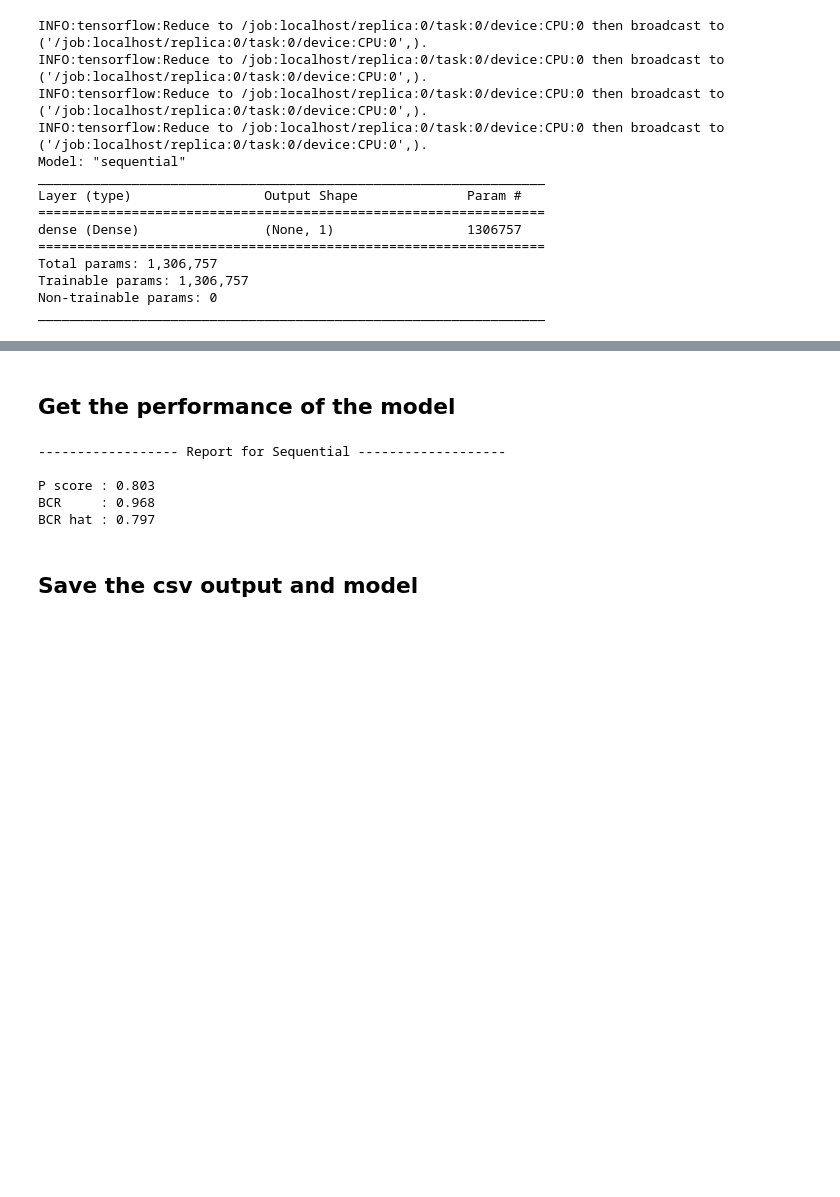
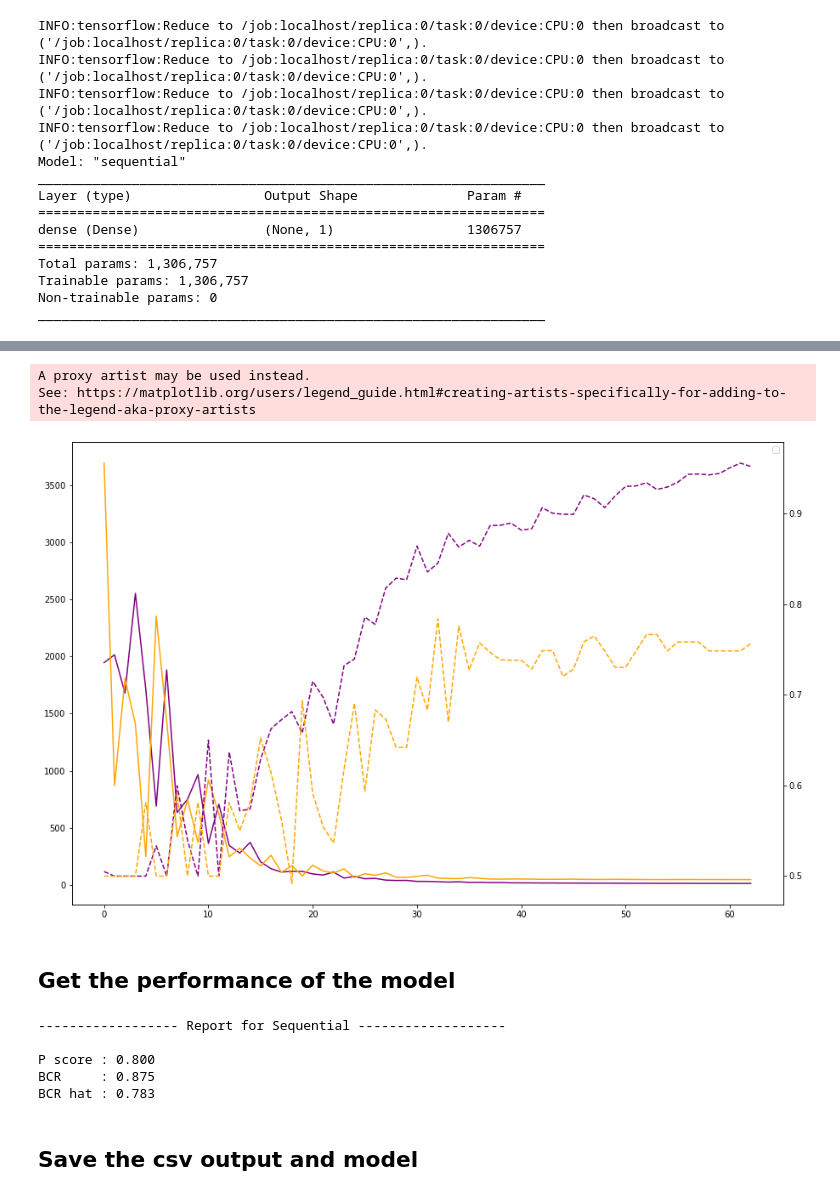
Before and after one commit to RomainGrx/LINGI2262-Projects, a Jupyter notebook: Assignment 5 - A Machine Learning Competition/02-linear_dnn.ipynb, the cells around one changed output, grey strips where cells are left out. Saved outputs shown, nothing was run; the diff lists cells and outputs as text; code cells hidden in the pictures; blank space fills up the shorter version.

```diff
--- a/Assignment 5 - A Machine Learning Competition/02-linear_dnn.ipynb
+++ b/Assignment 5 - A Machine Learning Competition/02-linear_dnn.ipynb
@@ -161,22 +160,18 @@ class BCREarlyStopping(keras.callbacks.Callback):
 with strategy.scope():
     model = tf.keras.Sequential([
         tf.keras.Input(shape=(X_train.shape[1],)),
-        tf.keras.layers.Dense(1, kernel_regularizer=tf.keras.regularizers.L2(0.0), activation='sigmoid')
+        tf.keras.layers.Dense(1, kernel_regularizer=tf.keras.regularizers.L1(0.01), activation='sigmoid')
     ])
 
     model.compile(
         loss=tf.keras.losses.BinaryCrossentropy(),
         optimizer=tf.keras.optimizers.Adam(lr=1e-3),
         metrics=[bcr, p1, p2, m1, m2, "accuracy"]
-        # metrics=[bcr, "accuracy"]
     )
 
-bcr_early_stop = BCREarlyStopping(patience=30, restore_best_weights=True)
-
 callbacks = [
-    # tf.keras.callbacks.EarlyStopping(monitor='val_bcr', patience=20, restore_best_weights=True),
     tf.keras.callbacks.ReduceLROnPlateau(monitor='val_bcr', factor=.5, patience=10, verbose=2),
-    bcr_early_stop
+    BCREarlyStopping(patience=30, restore_best_weights=True)
 ]
 
 model.summary()
@@ -198,8 +193,8 @@ _________________________________________________________________
 # %%
 history = model.fit(X_train, y_train,
                     validation_data=(X_val, y_val),
-                    batch_size=128,
-                    epochs=200,
+                    batch_size=120,
+                    epochs=1000,
                     callbacks=callbacks,
                    )
 # %% [output]
@@ -234,19 +232,41 @@ Epoch 00057: early stopping
-# %% [markdown]
-Get the performance of the model
----
-# %%
-from utils import Report
-
-report = Report(model, X_train, y_train, X_val, y_val).to_stdout()
-# %% [output]
------------------- Report for Sequential -------------------
-
-P score : 0.803
-BCR     : 0.968
-BCR hat : 0.797
-# %% [markdown]
-Save the csv output and model
----
+# %%
+import matplotlib.pyplot as plt
+
+# history = history.history
+epochs_ = np.arange(len(history['loss']))
+
+fig = plt.figure(figsize=(15, 10))
+plt.title("")
+axL = plt.gca()
+axR = axL.twinx()
+
+p1 = axL.plot(epochs_, history['loss'], label='loss', color='purple', ls='-')
+p2 = axL.plot(epochs_, history['val_loss'], label='val_loss', color='orange', ls='-')
+
+p3 = axR.plot(epochs_, history['bcr'], label='bcr', color='purple', ls='--')
+p4 = axR.plot(epochs_, history['val_bcr'], label='val_bcr', color='orange', ls='--')
+
+_ = plt.legend(["ss"]*4, [p1, p2, p3, p4])
+# %% [output]
+A proxy artist may be used instead.
+See: https://matplotlib.org/users/legend_guide.html#creating-artists-specifically-for-adding-to-the-legend-aka-proxy-artists
+[figure, added]
+# %% [markdown]
+Get the performance of the model
+---
+# %%
+from utils import Report
+
+report = Report(model, X_train, y_train, X_val, y_val).to_stdout()
+# %% [output]
+------------------ Report for Sequential -------------------
+
+P score : 0.800
+BCR     : 0.875
+BCR hat : 0.783
+# %% [markdown]
+Save the csv output and model
+---
 # %%
 from utils import to_contest_csv
 
```
Also changed, not shown: parts of 3 cells of this notebook, 2 other files.
